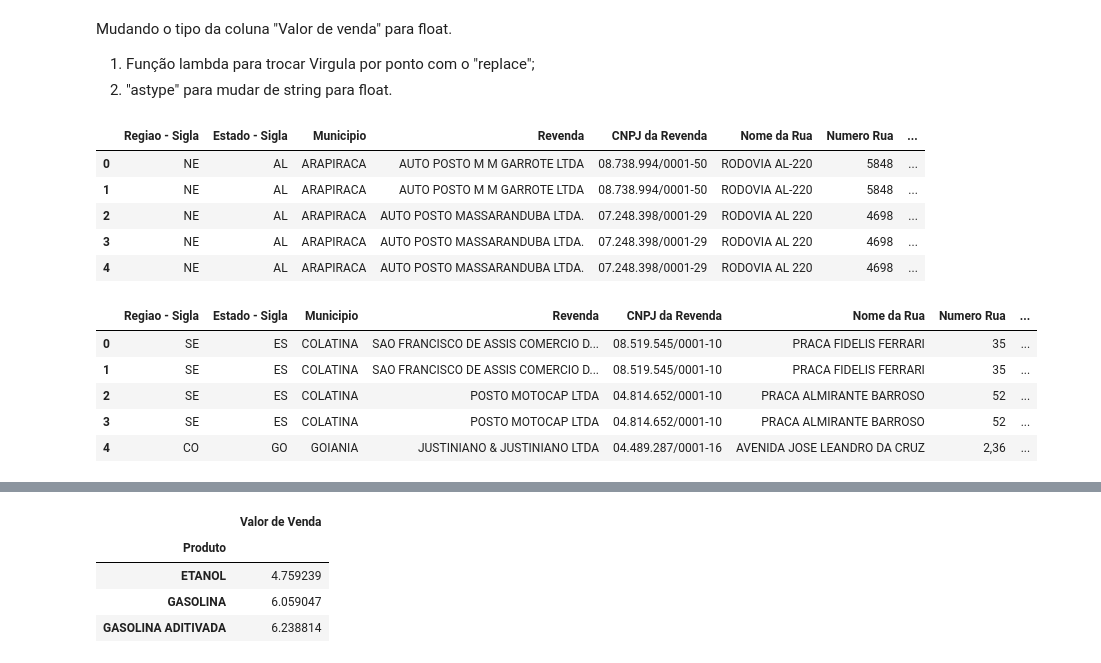
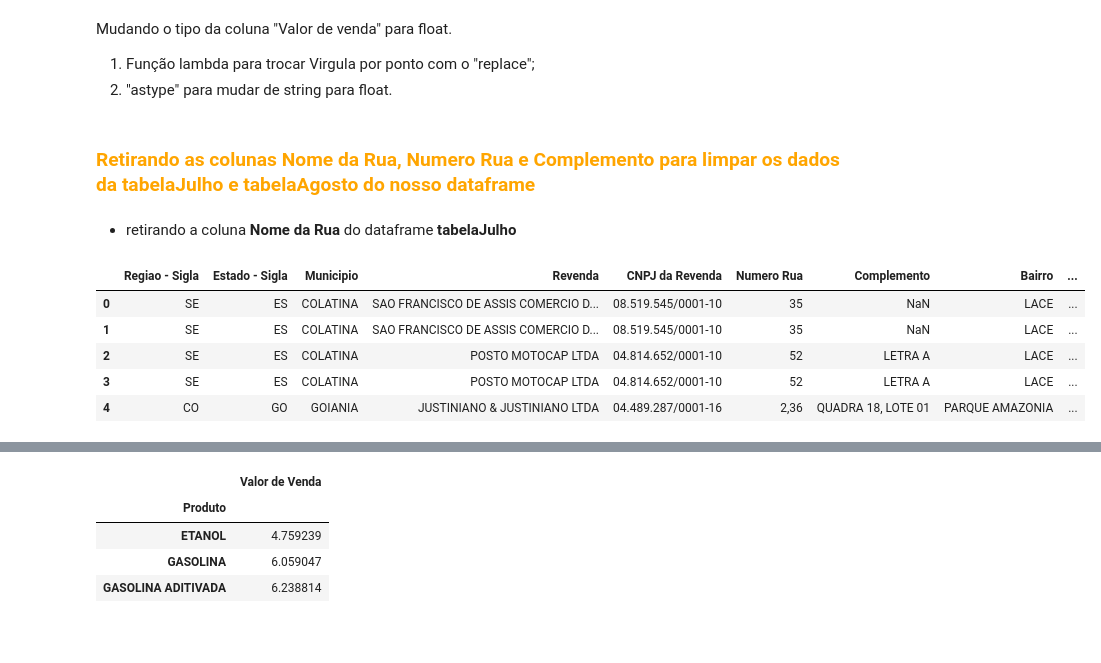
Before and after one commit to joaorosa2/analise_combustiveis_brasil, a Jupyter notebook: ProjetoM4.ipynb, the cells around one changed output, grey strips where cells are left out. Drawn from its saved outputs; the diff is of its cells as text; code cells hidden in the pictures; blank space fills up the shorter version.

```diff
--- a/ProjetoM4.ipynb
+++ b/ProjetoM4.ipynb
@@ -17,21 +17,17 @@ colocaPonto = lambda x: x.replace(',','.')
 
 tabelaJulho['Valor de Venda'] =(tabelaJulho['Valor de Venda'].apply(colocaPonto)).astype(str).astype(float)
 tabelaAgosto['Valor de Venda'] = (tabelaAgosto['Valor de Venda'].apply(colocaPonto)).astype(str).astype(float)
-# %%
-tabelaAgosto.head()
-# %% [output]
-|  | Regiao - Sigla | Estado - Sigla | Municipio | Revenda | CNPJ da Revenda | Nome da Rua | Numero Rua | ... |
-| 0 | NE | AL | ARAPIRACA | AUTO POSTO M M GARROTE LTDA | 08.738.994/0001-50 | RODOVIA AL-220 | 5848 | ... |
-| 1 | NE | AL | ARAPIRACA | AUTO POSTO M M GARROTE LTDA | 08.738.994/0001-50 | RODOVIA AL-220 | 5848 | ... |
-| 2 | NE | AL | ARAPIRACA | AUTO POSTO MASSARANDUBA LTDA. | 07.248.398/0001-29 | RODOVIA AL 220 | 4698 | ... |
-| 3 | NE | AL | ARAPIRACA | AUTO POSTO MASSARANDUBA LTDA. | 07.248.398/0001-29 | RODOVIA AL 220 | 4698 | ... |
-| 4 | NE | AL | ARAPIRACA | AUTO POSTO MASSARANDUBA LTDA. | 07.248.398/0001-29 | RODOVIA AL 220 | 4698 | ... |
-# %%
-tabelaJulho.head()
-# %% [output]
-|  | Regiao - Sigla | Estado - Sigla | Municipio | Revenda | CNPJ da Revenda | Nome da Rua | Numero Rua | ... |
-| 0 | SE | ES | COLATINA | SAO FRANCISCO DE ASSIS COMERCIO D... | 08.519.545/0001-10 | PRACA FIDELIS FERRARI | 35 | ... |
-| 1 | SE | ES | COLATINA | SAO FRANCISCO DE ASSIS COMERCIO D... | 08.519.545/0001-10 | PRACA FIDELIS FERRARI | 35 | ... |
-| 2 | SE | ES | COLATINA | POSTO MOTOCAP LTDA | 04.814.652/0001-10 | PRACA ALMIRANTE BARROSO | 52 | ... |
-| 3 | SE | ES | COLATINA | POSTO MOTOCAP LTDA | 04.814.652/0001-10 | PRACA ALMIRANTE BARROSO | 52 | ... |
-| 4 | CO | GO | GOIANIA | JUSTINIANO & JUSTINIANO LTDA | 04.489.287/0001-16 | AVENIDA JOSE LEANDRO DA CRUZ | 2,36 | ... |
+# %% [markdown]
+### <font color= orange> Retirando as colunas **Nome da Rua**, **Numero Rua** e **Complemento** para limpar os dados da **tabelaJulho** e **tabelaAgosto** do nosso dataframe
+# %% [markdown]
+- retirando a coluna **Nome da Rua** do dataframe **tabelaJulho**
+# %%
+tabelaJulho = tabelaJulho.drop('Nome da Rua', axis=1)
+tabelaJulho.head()
+# %% [output]
+|  | Regiao - Sigla | Estado - Sigla | Municipio | Revenda | CNPJ da Revenda | Numero Rua | Complemento | Bairro | ... |
+| 0 | SE | ES | COLATINA | SAO FRANCISCO DE ASSIS COMERCIO D... | 08.519.545/0001-10 | 35 | NaN | LACE | ... |
+| 1 | SE | ES | COLATINA | SAO FRANCISCO DE ASSIS COMERCIO D... | 08.519.545/0001-10 | 35 | NaN | LACE | ... |
+| 2 | SE | ES | COLATINA | POSTO MOTOCAP LTDA | 04.814.652/0001-10 | 52 | LETRA A | LACE | ... |
+| 3 | SE | ES | COLATINA | POSTO MOTOCAP LTDA | 04.814.652/0001-10 | 52 | LETRA A | LACE | ... |
+| 4 | CO | GO | GOIANIA | JUSTINIANO & JUSTINIANO LTDA | 04.489.287/0001-16 | 2,36 | QUADRA 18, LOTE 01 | PARQUE AMAZONIA | ... |
```
Also changed, not shown: parts of 31 cells of this notebook.
